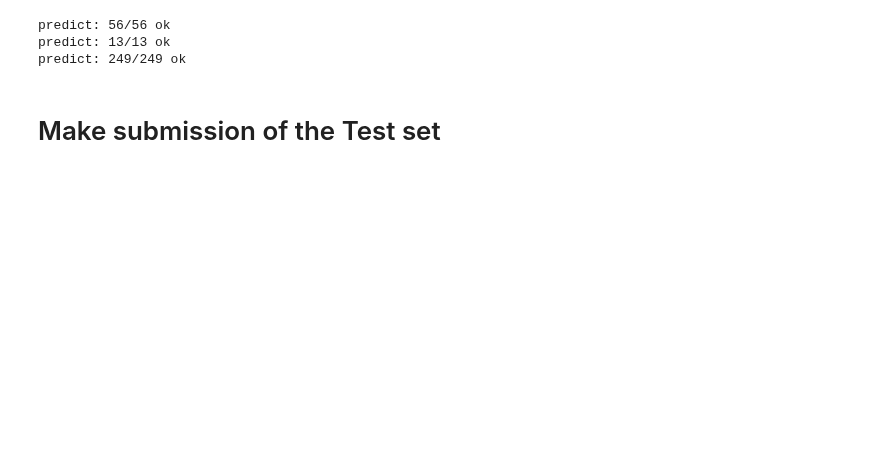
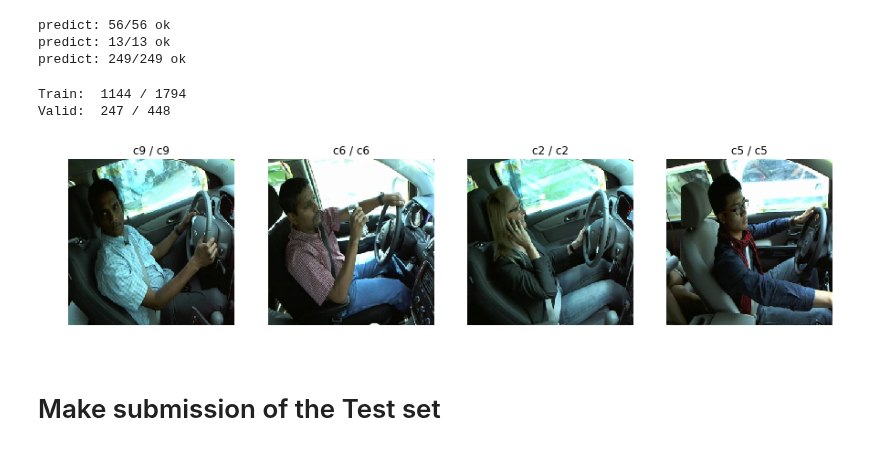
Before and after one commit to RenatoBMLR/state-farm-distracted-driver-detection, a Jupyter notebook: Distracted_Driver_Detection.ipynb, the cells around one changed output. Saved outputs shown, nothing was run; the diff lists cells and outputs as text; code cells hidden in the pictures; blank space fills up the shorter version.

```diff
--- a/Distracted_Driver_Detection.ipynb
+++ b/Distracted_Driver_Detection.ipynb
@@ -165,17 +165,17 @@ elif use_denseNet:
 Using ResNet model
 # %%
 if use_gpu:
-    print('Using GPU')# {}'.format(device_id))
-    model.cuda()
-    convnet = model.mrnc
-    densenet = model.mrnd
-
-elif use_DataParalel:
-    print("Using all GPU's ")
-    model = torch.nn.DataParallel(model)
-    model.cuda()
-    convnet = model.module.mrnc
-    densenet = model.module.mrnd
+    if use_DataParalel:
+        print("Using all GPU's ")
+        model = torch.nn.DataParallel(model)
+        model.cuda()
+        convnet = model.module.mrnc
+        densenet = model.module.mrnd
+    else:
+        print('Using GPU')# {}'.format(device_id))
+        model.cuda()
+        convnet = model.mrnc
+        densenet = model.mrnd
 else:
     convnet = model.mrnc
     densenet = model.mrnd
@@ -314,8 +314,11 @@ train_eval, valid_eval
+# %%
+# need to create a dataloader without shuffle to compare the mismatch
+dset_loaders_wshuffle = _create_dataLoader(dsets, batch_size, pin_memory=False, use_shuffle= False)
 # %%
-#get output of the trained model (only denset)
-result_train = predict(dset_loaders_convnet['train'], densenet,use_gpu=use_gpu)
-result_valid = predict(dset_loaders_convnet['valid'], densenet,use_gpu=use_gpu)
-result_test = predict(dset_loaders_convnet['test'], densenet,use_gpu=use_gpu)
+#we need to use all dloader, because this one has use_shuffle false
+result_train = predict(dset_loaders_wshuffle['train'], model, use_gpu=use_gpu)
+result_valid = predict(dset_loaders_wshuffle['valid'], model, use_gpu=use_gpu)
+result_test = predict(dset_loaders_wshuffle['test'], model, use_gpu=use_gpu)
 # %% [output]
 predict: 56/56 ok
 predict: 13/13 ok
@@ -328,7 +331,12 @@ result_valid = getPrediction(result_valid)
 correct_train = (result_train['true'] == result_train['pred']).sum()
 correct_valid = (result_valid['true'] == result_valid['pred']).sum()
 # %%
-print('Train: ', correct_train, '/', len(conv_dset['train']) )
-print('Valid: ', correct_valid, '/', len(conv_dset['valid']) )
+print('Train: ', correct_train, '/', len(dsets['train']) )
+print('Valid: ', correct_valid, '/', len(dsets['valid']) )
+# %% [output]
+Train:  1144 / 1794
+Valid:  247 / 448
 # %%
-#visualize_predictions(dsets['valid'], result_valid, correct_pred = True)
+visualize_predictions(dsets['valid'], result_valid, correct_pred = True)
+# %% [output]
+[figure, added]
```
Also changed, not shown: parts of 10 cells of this notebook, 1 other file.
